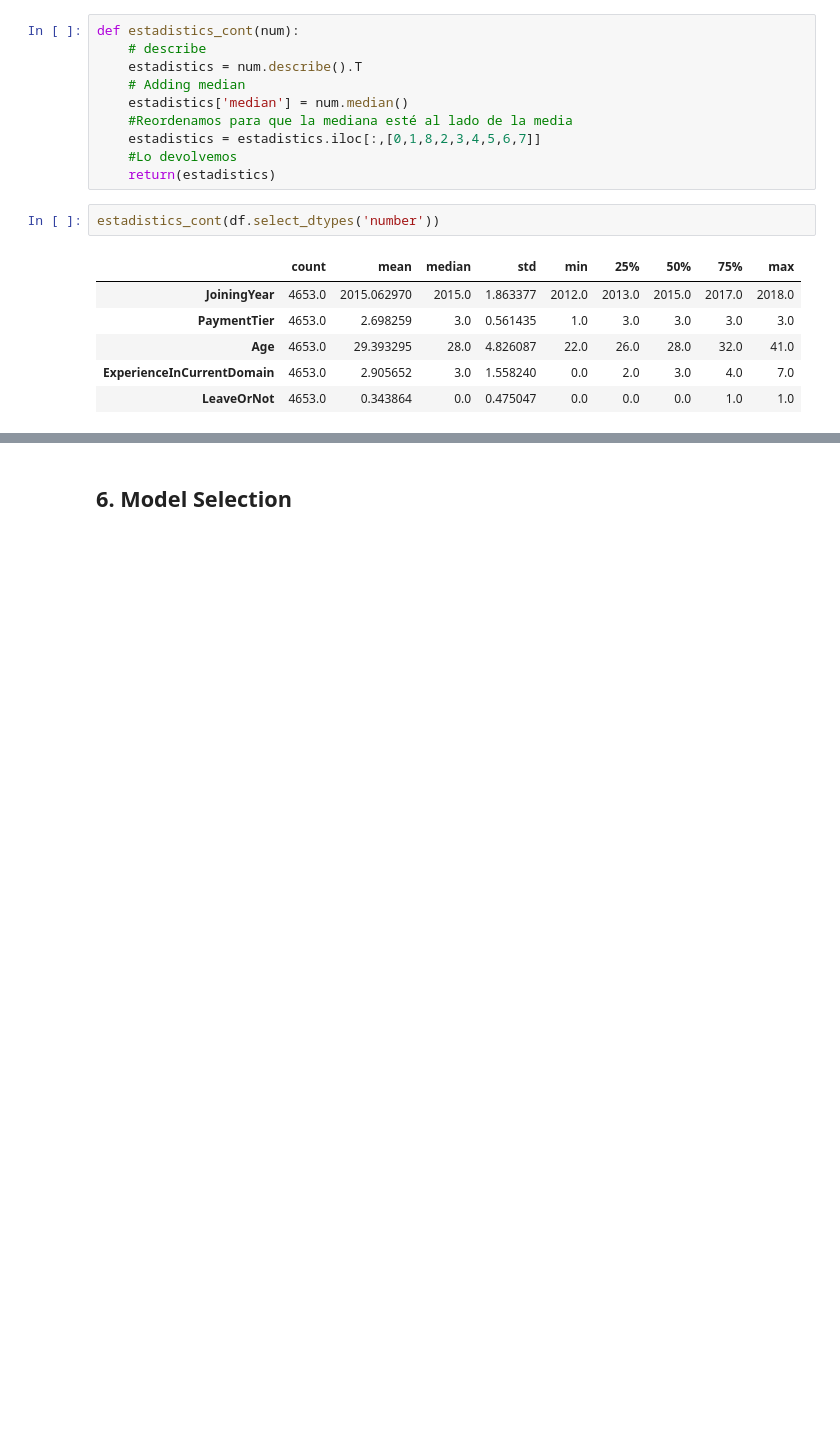
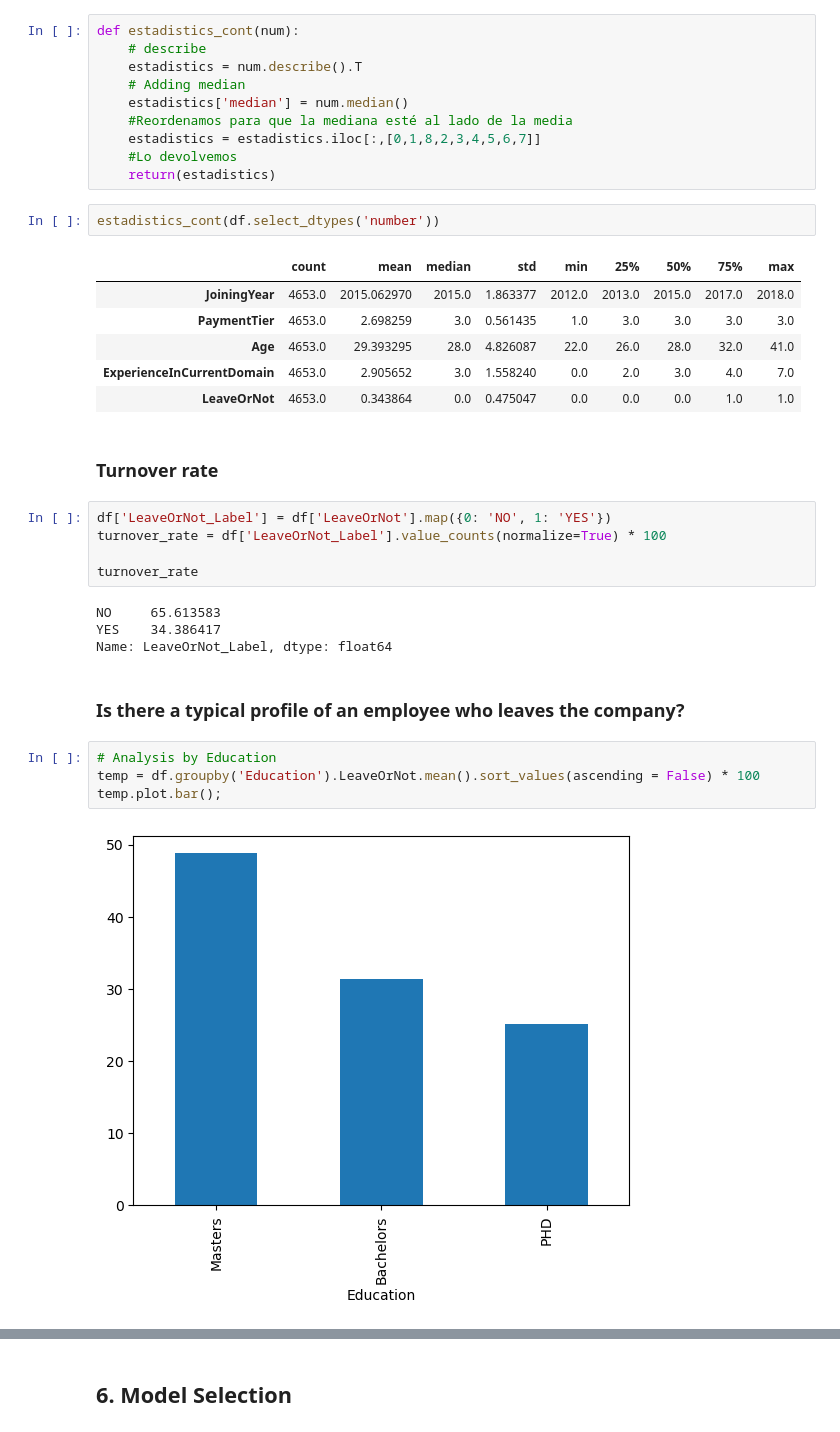
Before and after one commit to jalexisg/PDA-Data-Science-project, a Jupyter notebook: project.ipynb, the cells around one changed output, grey strips where cells are left out. Drawn from its saved outputs; the diff is of its cells as text; blank space fills up the shorter version.

```diff
--- a/project.ipynb
+++ b/project.ipynb
@@ -119,3 +119,22 @@ estadistics_cont(df.select_dtypes('number'))
 | Age | 4653.0 | 29.393295 | 28.0 | 4.826087 | 22.0 | 26.0 | 28.0 | 32.0 | 41.0 |
 | ExperienceInCurrentDomain | 4653.0 | 2.905652 | 3.0 | 1.558240 | 0.0 | 2.0 | 3.0 | 4.0 | 7.0 |
 | LeaveOrNot | 4653.0 | 0.343864 | 0.0 | 0.475047 | 0.0 | 0.0 | 0.0 | 1.0 | 1.0 |
+# %% [markdown]
+### Turnover rate
+# %%
+df['LeaveOrNot_Label'] = df['LeaveOrNot'].map({0: 'NO', 1: 'YES'})
+turnover_rate = df['LeaveOrNot_Label'].value_counts(normalize=True) * 100
+
+turnover_rate
+# %% [output]
+NO     65.613583
+YES    34.386417
+Name: LeaveOrNot_Label, dtype: float64
+# %% [markdown]
+### Is there a typical profile of an employee who leaves the company?
+# %%
+# Analysis by Education
+temp = df.groupby('Education').LeaveOrNot.mean().sort_values(ascending = False) * 100
+temp.plot.bar();
+# %% [output]
+[figure, added]
```
Also changed, not shown: parts of 5 cells of this notebook.
